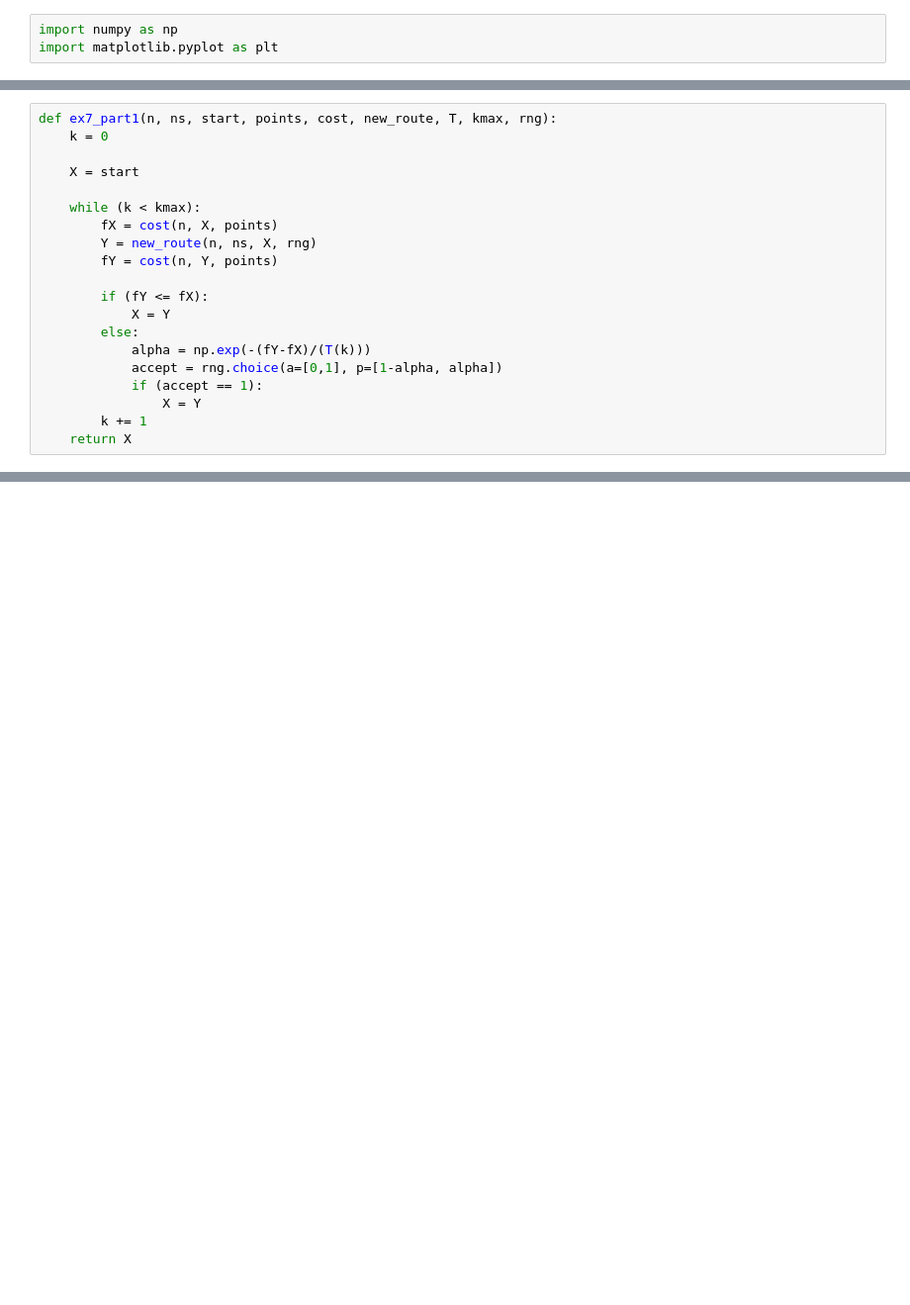
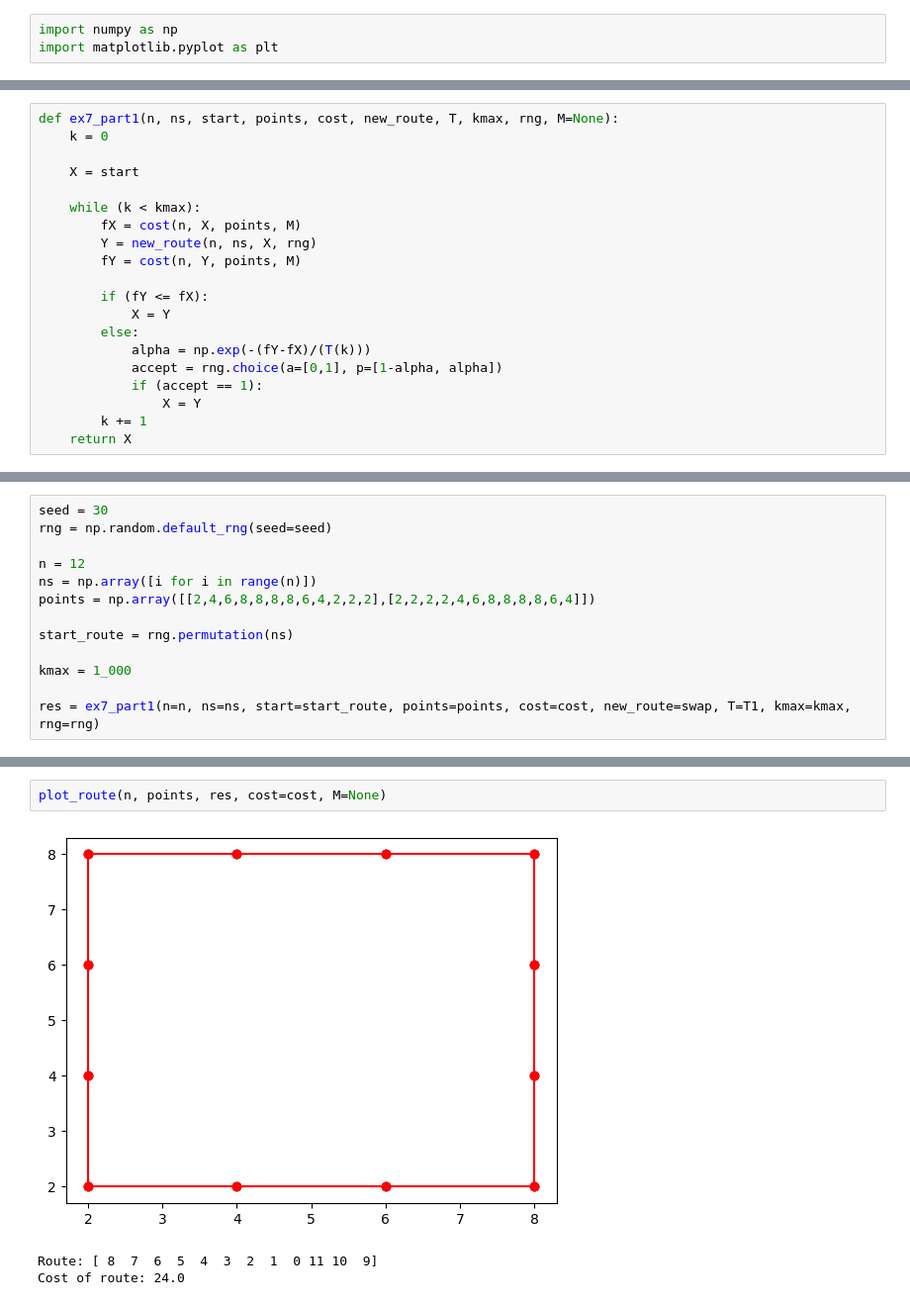
Before and after one commit to s224399/Stoc_sim_2k26, a Jupyter notebook: Exercises(week_1)/Nico/Ex7.ipynb, the cells around one changed output, grey strips where cells are left out. Shown at 99% size. Drawn from its saved outputs; the diff is of its cells as text; blank space fills up the shorter version.

```diff
--- a/Exercises(week_1)/Nico/Ex7.ipynb
+++ b/Exercises(week_1)/Nico/Ex7.ipynb
@@ -35,13 +41,13 @@ T = lambda k: 1/(np.sqrt(1+k))
 # %%
-def ex7_part1(n, ns, start, points, cost, new_route, T, kmax, rng):
+def ex7_part1(n, ns, start, points, cost, new_route, T, kmax, rng, M=None):
     k = 0
 
     X = start
 
     while (k < kmax):
-        fX = cost(n, X, points)
+        fX = cost(n, X, points, M)
         Y = new_route(n, ns, X, rng)
-        fY = cost(n, Y, points)
+        fY = cost(n, Y, points, M)
 
         if (fY <= fX):
             X = Y
@@ -76,0 +86,13 @@ plot_route(points, res)
+# %%
+seed = 30
+rng = np.random.default_rng(seed=seed)
+
+n = 12
+ns = np.array([i for i in range(n)])
+points = np.array([[2,4,6,8,8,8,8,6,4,2,2,2],[2,2,2,2,4,6,8,8,8,8,6,4]])
+
+start_route = rng.permutation(ns)
+
+kmax = 1_000
+
+res = ex7_part1(n=n, ns=ns, start=start_route, points=points, cost=cost, new_route=swap, T=T1, kmax=kmax, rng=rng)
@@ -76,0 +105,6 @@ plot_route(points, res)
+# %%
+plot_route(n, points, res, cost=cost, M=None)
+# %% [output]
+[figure, added]
+Route: [ 8  7  6  5  4  3  2  1  0 11 10  9]
+Cost of route: 24.0
```
Also changed, not shown: parts of 13 cells of this notebook, 1 other file.
